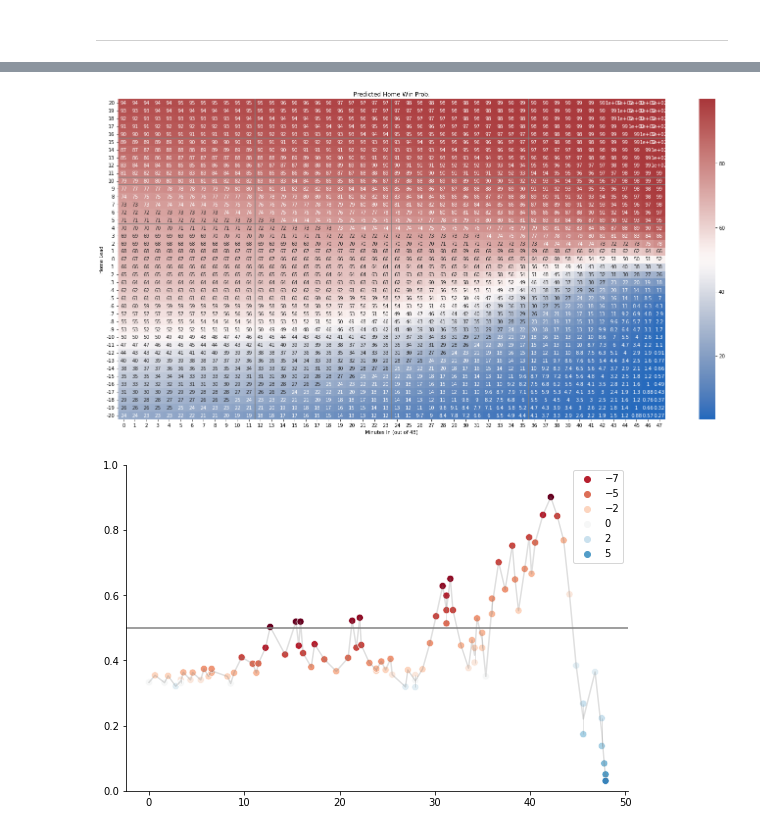
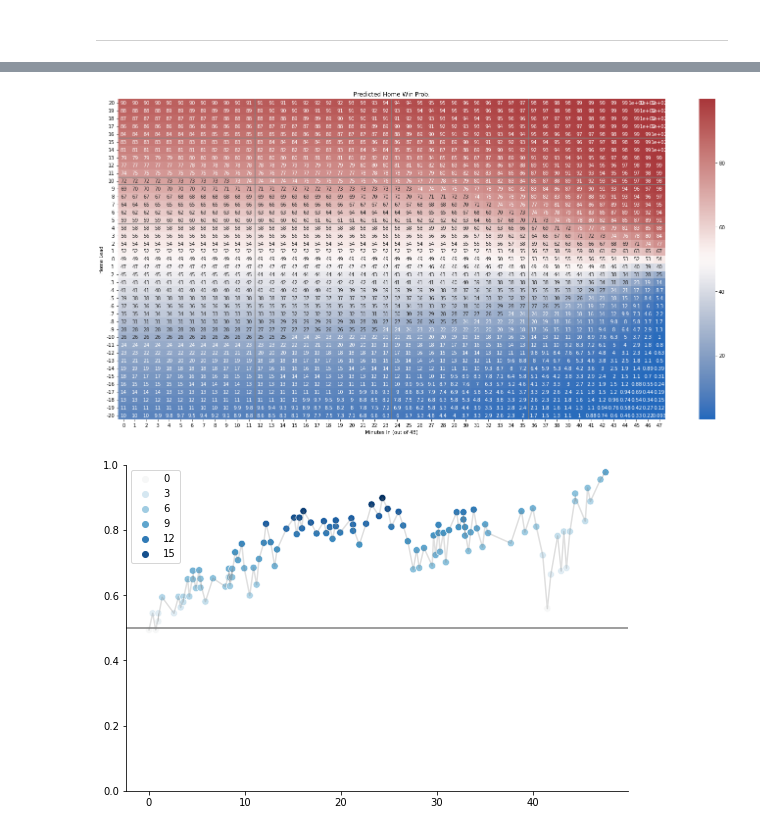
Before and after one commit to dafriedman97/hoops, a Jupyter notebook: model.ipynb, the cells around one changed output, grey strips where cells are left out. Drawn from its saved outputs; the diff is of its cells as text; code cells hidden in the pictures.

```diff
--- a/model.ipynb
+++ b/model.ipynb
@@ -324,8 +324,6 @@ ss = StandardScaler()
 X_train_scaled = ss.fit_transform(X_train)
 X_test_scaled = ss.transform(X_test)
 # %%
-import time
-s = time.time()
 model = keras.Sequential()
 model.add(keras.Input(shape=(X_train_scaled.shape[1],)))
 model.add(layers.Dense(16, activation="relu"))
@@ -334,14 +332,15 @@ model.add(layers.Dense(8, activation="relu"))
 model.add(layers.Dense(1, activation='sigmoid'))
 print(model.summary())
 
-opt = keras.optimizers.Adam(learning_rate=2.5e-6)
+# opt = keras.optimizers.Adam(learning_rate=1e-5)
+opt = keras.optimizers.Adam(learning_rate=5e-6)
 model.compile(
     optimizer=opt,
     loss='binary_crossentropy',
     metrics=['binary_crossentropy', 'acc']
 )
 
-callback = keras.callbacks.EarlyStopping(monitor='val_loss', patience=5)
+callback = keras.callbacks.EarlyStopping(monitor='val_loss', patience=3)
 history = model.fit(
     X_train_scaled,
     y_train,
@@ -351,5 +350,7 @@ history = model.fit(
     callbacks=[callback],
     verbose=2
 )
-print(time.time() - s)
+# name = "four_layer"
+# model.save(f'model/{name}')
+# model = keras.models.load_model(f'model/{name}')
 # %% [output]
@@ -384,5 +385,5 @@ sns.despine()
 # %%
-def get_win_probs_by_game_state(m, ss, home_ranking=0, vis_ranking=0, mins=np.arange(0, 48), home_leads=np.arange(-10, 11), mean_replacers=None):
+def get_win_probs_by_game_state(model, m, ss, home_ranking=0, vis_ranking=0, mins=np.arange(0, 48), home_leads=np.arange(-10, 11), mean_replacers=None):
     n_combos = len(mins)*len(home_leads)
     mean_replacers = mean_replacers if mean_replacers is not None else dict()
     dummy_row = pd.DataFrame(m[features].mean()).T
@@ -487,5 +490,6 @@ ax.set(ylabel="Home Lead", xlabel="Minutes In (out of 48)", title="Predicted Hom
 # %% [markdown]
 ____
 # %%
-sbs.loc[sbs['date'] >= "2022-02-25"].sample(5)
+sbs = pd.read_csv("data/score_by_score/2021-22.csv")
+sbs.loc[sbs['date'] == "2022-03-03"].sample(5)
 # %% [output]
@@ -498,4 +502,4 @@ sbs.loc[sbs['date'] >= "2022-02-25"].sample(5)
 # %%
-game_sbs = sbs.loc[sbs['game_id'] == 22100907]
+game_sbs = sbs.loc[sbs['game_id'] == 22100943]
 game_sbs
 # %% [output]
@@ -515,32 +519,32 @@ game_sbs
 # %%
 home = game_sbs.iloc[-1]['home']
 vis = game_sbs.iloc[-1]['vis']
 home_ranking = rbd.sort_values("date").groupby("team")['ranking'].last()[home]
 vis_ranking = rbd.sort_values("date").groupby("team")['ranking'].last()[vis]
-panel = get_win_probs_by_game_state(m_, ss, home_ranking=home_ranking, vis_ranking=vis_ranking, home_leads=np.arange(-20, 21))
+panel = get_win_probs_by_game_state(model, m_, ss, home_ranking=home_ranking, vis_ranking=vis_ranking, home_leads=np.arange(-20, 21))
 
 # Plot
 fig, ax = plt.subplots(figsize=(25, 12))
 ax.axvline(12, color='gray')
 ax.axvline(24, color='gray')
 ax.axvline(36, color='gray')
 ax.axhline(10, color='gray')
 ax.axhline(11, color='gray')
 ax.axhline(5, color='gray')
 ax.axhline(16, color='gray')
 sns.heatmap(panel[::-1]*100, annot=True, cmap="vlag")
 ax.set(ylabel="Home Lead", xlabel="Minutes In (out of 48)", title="Predicted Home Win Prob.");
 # %% [output]
-[figure, old version]
+[figure, new version]
 # %%
 probs = list()
 home_leads = list()
 time = list()
 for _, row in game_sbs.iterrows():
-    probs.append(panel.loc[row['home_lead'], row['mins']])
-    home_leads.append(row['home_lead'])
+    probs.append(panel.loc[row['home_score']-row['vis_score'], np.floor(row['time'])])
+    home_leads.append(row['home_score']-row['vis_score'])
     time.append(row['time'])
-probs = [1-prob for prob in probs]
+probs = [prob for prob in probs]
 
 fig, ax = plt.subplots(figsize=(9, 6))
 max_lead = max(-min(home_leads), max(home_leads))
@@ -551,4 +555,4 @@ ax.set_ylim(0, 1)
 # ax.grid()
 sns.despine()
 # %% [output]
-[figure, old version]
+[figure, new version]
```
Also changed, not shown: parts of 16 cells of this notebook, 25 other files.
